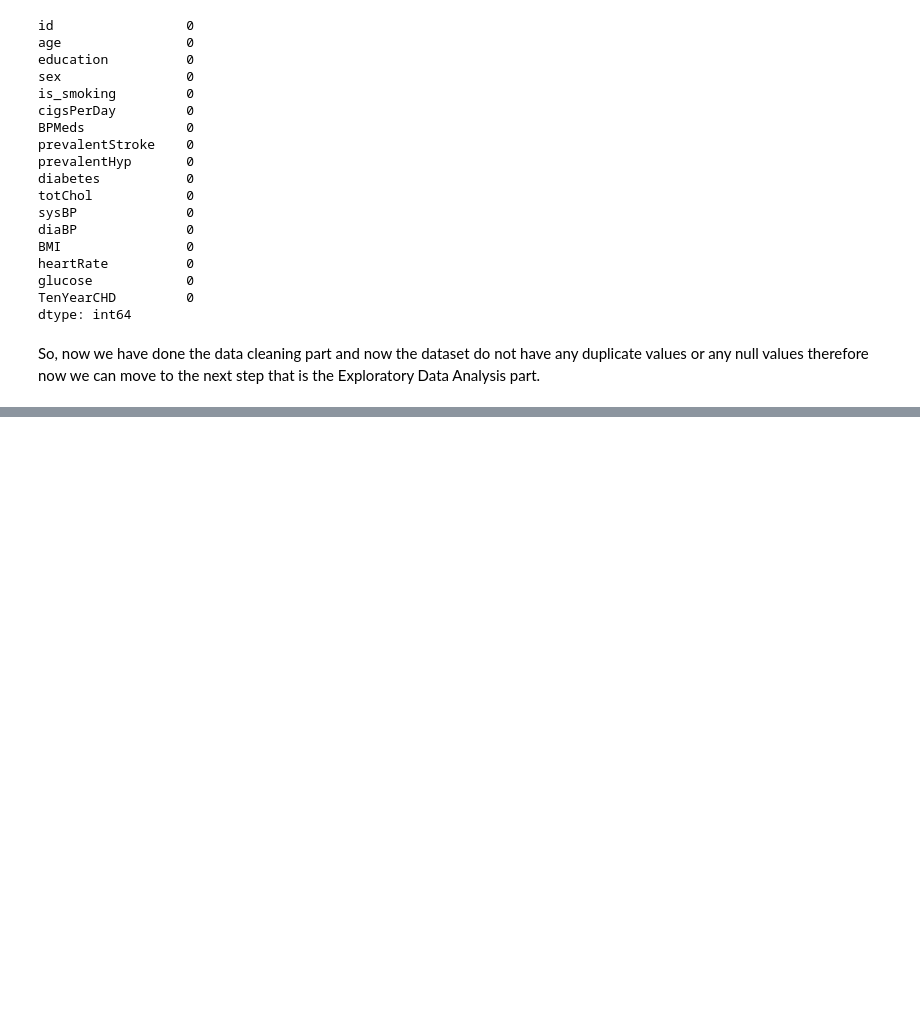
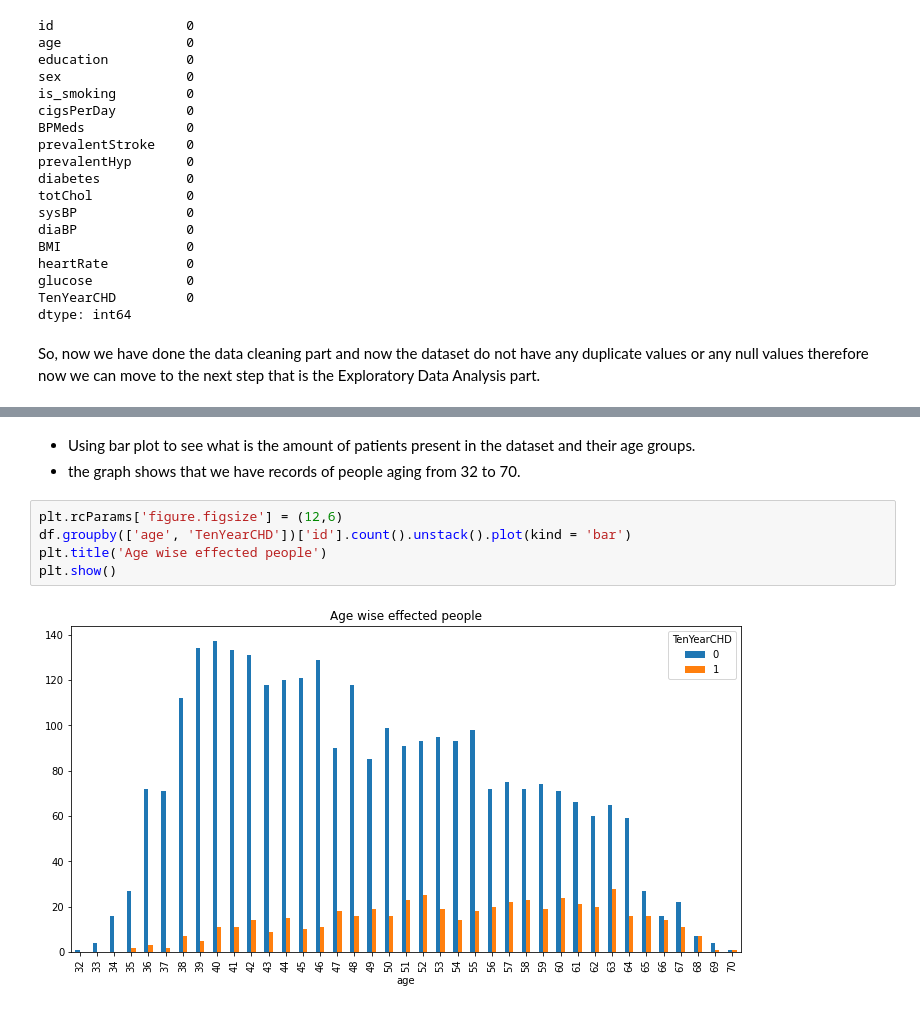
Before and after one commit to jatinsharma16/Capstone-Project-Classification, a Jupyter notebook: cardiovascular_risk_prediction.ipynb, the cells around one changed output, grey strips where cells are left out. Saved outputs shown, nothing was run; the diff lists cells and outputs as text; blank space fills up the shorter version.

```diff
--- a/cardiovascular_risk_prediction.ipynb
+++ b/cardiovascular_risk_prediction.ipynb
@@ -377,0 +417,10 @@ So, now we have done the data cleaning part and now the dataset do not have any
+# %% [markdown]
+- Using bar plot to see what is the amount of patients present in the dataset and their age groups.
+- the graph shows that we have records of people aging from 32 to 70.
+# %%
+plt.rcParams['figure.figsize'] = (12,6)
+df.groupby(['age', 'TenYearCHD'])['id'].count().unstack().plot(kind = 'bar')
+plt.title('Age wise effected people')
+plt.show()
+# %% [output]
+[figure, added]
```
Also changed, not shown: parts of 75 cells of this notebook.
